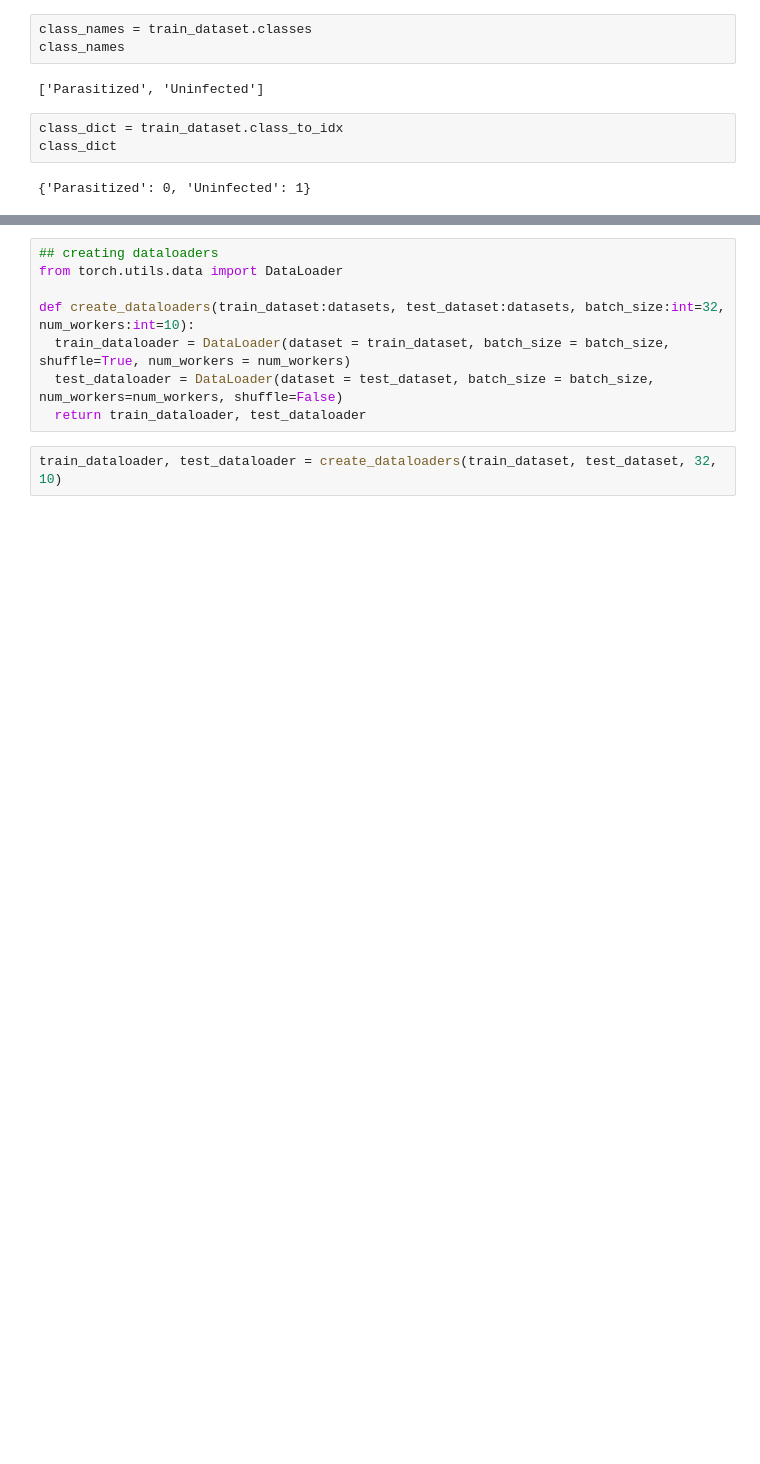
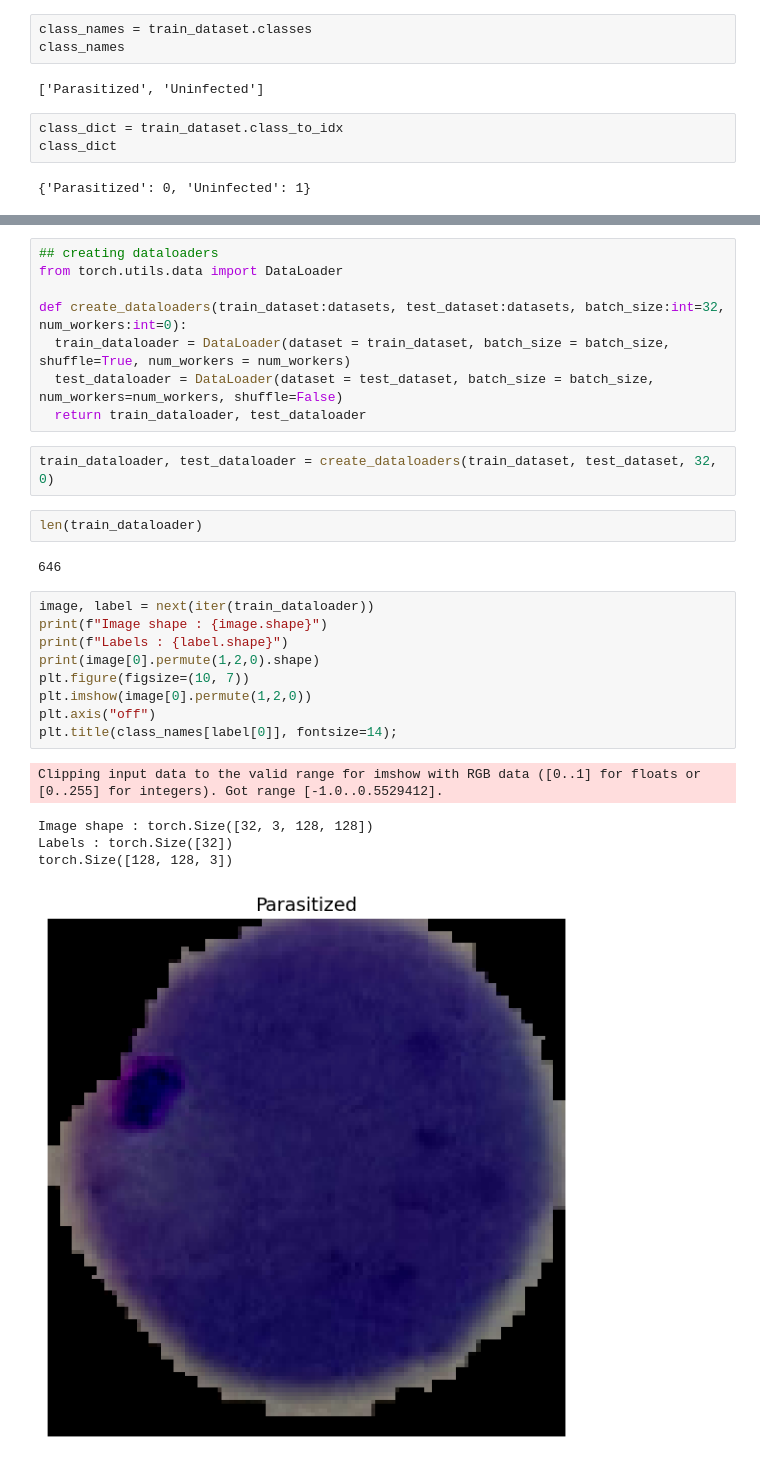
Before and after one commit to Krishanu2206/Malaria-Cell-Images-GRAD-CAM, a Jupyter notebook: notebook.ipynb, the cells around one changed output, grey strips where cells are left out. Saved outputs shown, nothing was run; the diff lists cells and outputs as text; blank space fills up the shorter version.

```diff
--- a/notebook.ipynb
+++ b/notebook.ipynb
@@ -188,9 +201,28 @@ Image permute shape: torch.Size([128, 128, 3]) -> [height, width, color_channels
 ## creating dataloaders
 from torch.utils.data import DataLoader
 
-def create_dataloaders(train_dataset:datasets, test_dataset:datasets, batch_size:int=32, num_workers:int=10):
+def create_dataloaders(train_dataset:datasets, test_dataset:datasets, batch_size:int=32, num_workers:int=0):
   train_dataloader = DataLoader(dataset = train_dataset, batch_size = batch_size, shuffle=True, num_workers = num_workers)
   test_dataloader = DataLoader(dataset = test_dataset, batch_size = batch_size, num_workers=num_workers, shuffle=False)
   return train_dataloader, test_dataloader
 # %%
-train_dataloader, test_dataloader = create_dataloaders(train_dataset, test_dataset, 32, 10)
+train_dataloader, test_dataloader = create_dataloaders(train_dataset, test_dataset, 32, 0)
+# %%
+len(train_dataloader)
+# %% [output]
+646
+# %%
+image, label = next(iter(train_dataloader))
+print(f"Image shape : {image.shape}")
+print(f"Labels : {label.shape}")
+print(image[0].permute(1,2,0).shape)
+plt.figure(figsize=(10, 7))
+plt.imshow(image[0].permute(1,2,0))
+plt.axis("off")
+plt.title(class_names[label[0]], fontsize=14);
+# %% [output]
+Clipping input data to the valid range for imshow with RGB data ([0..1] for floats or [0..255] for integers). Got range [-1.0..0.5529412].
+Image shape : torch.Size([32, 3, 128, 128])
+Labels : torch.Size([32])
+torch.Size([128, 128, 3])
+[figure, added]
```
Also changed, not shown: parts of 24 cells of this notebook.
